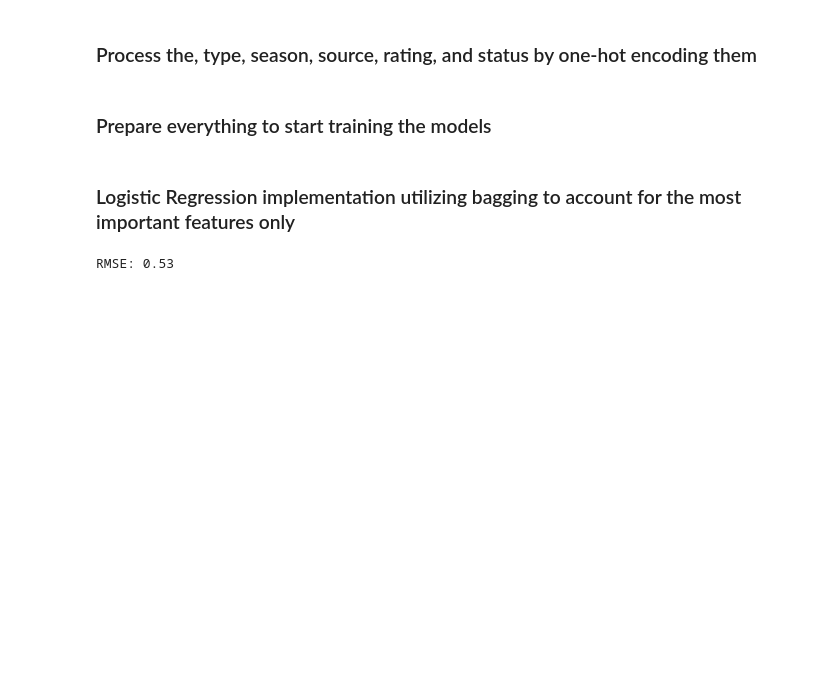
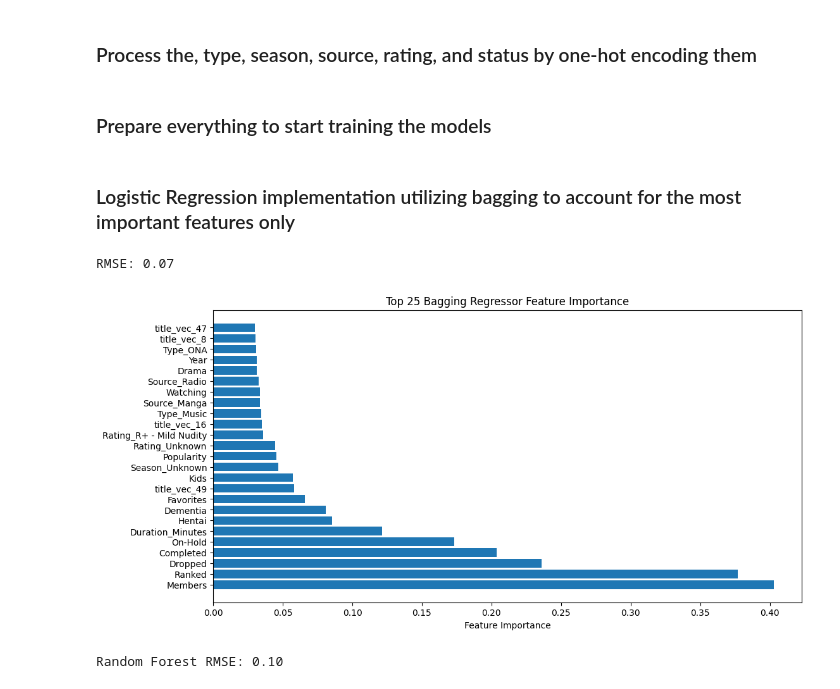
Before and after one commit to GiuliannaNevarezYee/CS-4361-Project-GGZ, a Jupyter notebook: Machine Learn/Project.ipynb, the cells around one changed output. Drawn from its saved outputs; the diff is of its cells as text; code cells hidden in the pictures; blank space fills up the shorter version.

Commit message:
Random Forest Model Implementation | Feature Importance | RMSE Comparison

```diff
--- a/Machine Learn/Project.ipynb
+++ b/Machine Learn/Project.ipynb
@@ -271,7 +279,7 @@ X_top = X[top_features]
 
 X_top_scaled = scaler.fit_transform(X_top)
 
-X_train, X_test, y_train, y_test = train_test_split(X_top_scaled, y, test_size=0.2, random_state=42)
+X_train, X_test, y_train, y_test = train_test_split(X_scaled, y_scaled, test_size=0.2, random_state=42)
 
 # Gradient descent time baby
 final_model = SGDRegressor(max_iter=1000, tol=1e-3)
@@ -282,4 +290,41 @@ rmse = np.sqrt(mean_squared_error(y_test, y_pred))
 
 print(f"RMSE: {rmse:.2f}")
 # %% [output]
-RMSE: 0.53
+RMSE: 0.07
+# %%
+# --- Number of top important features to display ---
+top_n = 25
+
+# --- Get the top N important features by sorting them based on importance ---
+sorted_idx = np.argsort(avg_coefs)[::-1]  # Sort in descending order
+top_idx = sorted_idx[:top_n]
+
+# --- Get the names and importance values of the top N important features ---
+top_features_bagging = X.columns[top_idx]
+top_importance_values_bagging = avg_coefs[top_idx]
+
+# --- Plot the top N feature importance ---
+plt.figure(figsize=(12, 6))
+plt.barh(top_features_bagging, top_importance_values_bagging)
+plt.xlabel('Feature Importance')
+plt.title(f'Top {top_n} Bagging Regressor Feature Importance')
+plt.show()
+# %% [output]
+[figure, added]
+# %%
+from sklearn.ensemble import RandomForestRegressor
+from sklearn.metrics import mean_squared_error
+
+# Initialize the RandomForestRegressor
+rf_model = RandomForestRegressor(n_estimators=100, random_state=42)
+
+# Train the model
+rf_model.fit(X_train, y_train)
+
+# Predict on the test set
+y_pred_rf = rf_model.predict(X_test)
+rmse_rf = np.sqrt(mean_squared_error(y_test, y_pred_rf))
+
+print(f"Random Forest RMSE: {rmse_rf:.2f}")
+# %% [output]
+Random Forest RMSE: 0.10
```
Also changed, not shown: parts of 4 cells of this notebook.
